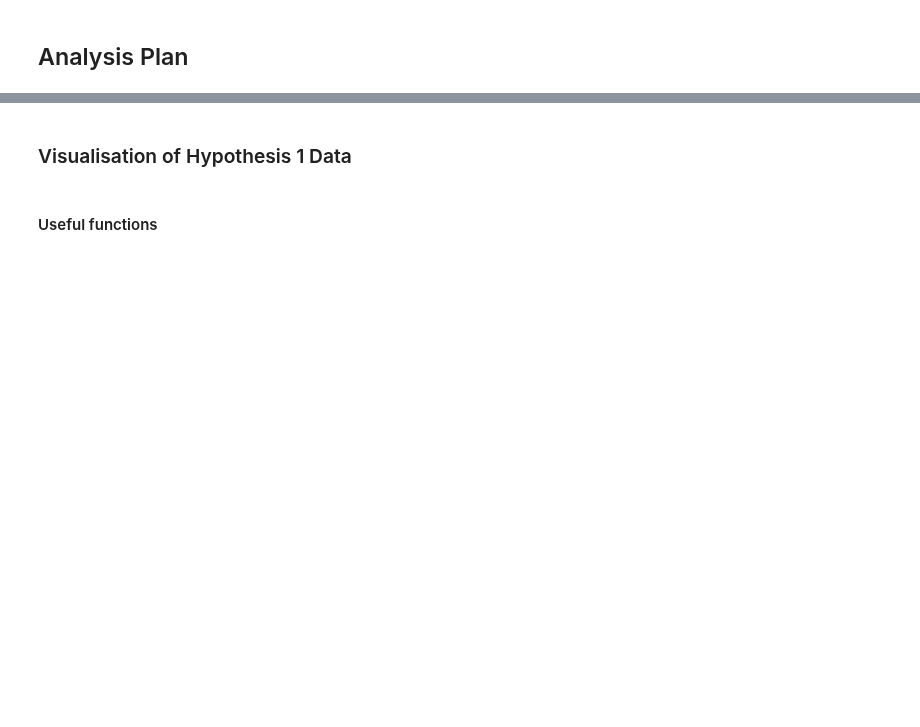
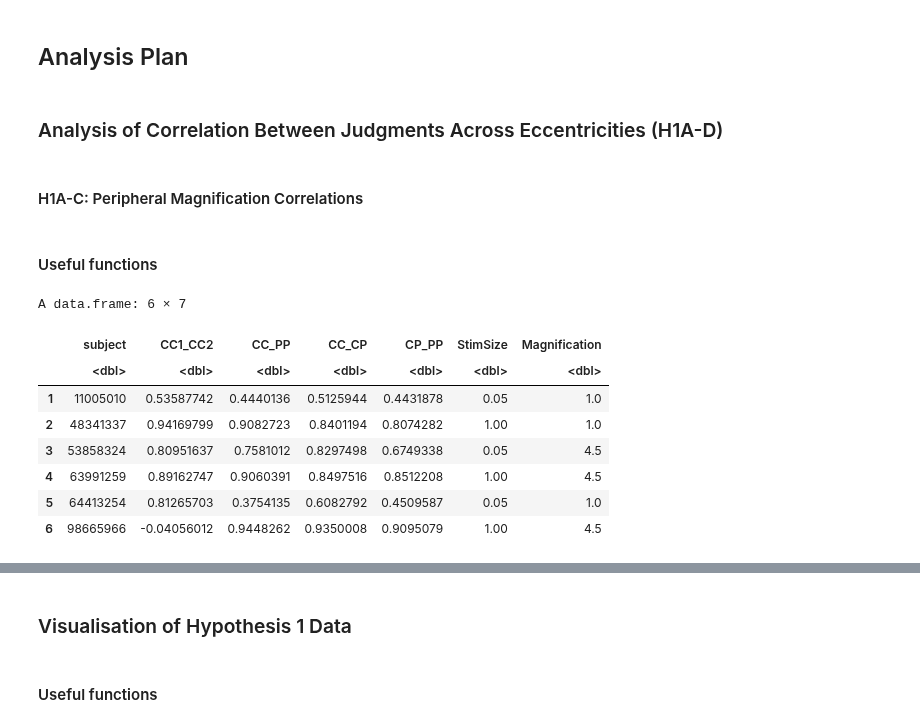
Before and after one commit to ArielZJ/Precision-Phenomenology-Data-Analysis, a Jupyter notebook: Fovea vs. Periphery Color Similarity Pilot Analysis - 2stim Analysis.ipynb, the cells around one changed output, grey strips where cells are left out. Saved outputs shown, nothing was run; the diff lists cells and outputs as text; code cells hidden in the pictures; blank space fills up the shorter version.

Commit message:
Adding correlation tests

```diff
--- a/Fovea vs. Periphery Color Similarity Pilot Analysis - 2stim Analysis.ipynb
+++ b/Fovea vs. Periphery Color Similarity Pilot Analysis - 2stim Analysis.ipynb
@@ -1369,3 +1369,9 @@ TableGrob (4 x 2) "arrange": 8 grobs
 8 8 (4-4,2-2) arrange gtable[layout]
 # %% [markdown]
 ## Analysis Plan
+# %% [markdown]
+### Analysis of Correlation Between Judgments Across Eccentricities (H1A-D)
+# %% [markdown]
+#### H1A-C: Peripheral Magnification Correlations
+# %% [markdown]
+#### Useful functions
@@ -1371,0 +1440,13 @@ TableGrob (4 x 2) "arrange": 8 grobs
+# %%
+correlations <- correlation_obtainer(cleandf)
+head(correlations)
+# %% [output]
+A data.frame: 6 × 7
+|  | subject | CC1_CC2 | CC_PP | CC_CP | CP_PP | StimSize | Magnification |
+|  | <dbl> | <dbl> | <dbl> | <dbl> | <dbl> | <dbl> | <dbl> |
+| 1 | 11005010 | 0.53587742 | 0.4440136 | 0.5125944 | 0.4431878 | 0.05 | 1.0 |
+| 2 | 48341337 | 0.94169799 | 0.9082723 | 0.8401194 | 0.8074282 | 1.00 | 1.0 |
+| 3 | 53858324 | 0.80951637 | 0.7581012 | 0.8297498 | 0.6749338 | 0.05 | 4.5 |
+| 4 | 63991259 | 0.89162747 | 0.9060391 | 0.8497516 | 0.8512208 | 1.00 | 4.5 |
+| 5 | 64413254 | 0.81265703 | 0.3754135 | 0.6082792 | 0.4509587 | 0.05 | 1.0 |
+| 6 | 98665966 | -0.04056012 | 0.9448262 | 0.9350008 | 0.9095079 | 1.00 | 4.5 |
```
Also changed, not shown: parts of 8 cells of this notebook.
